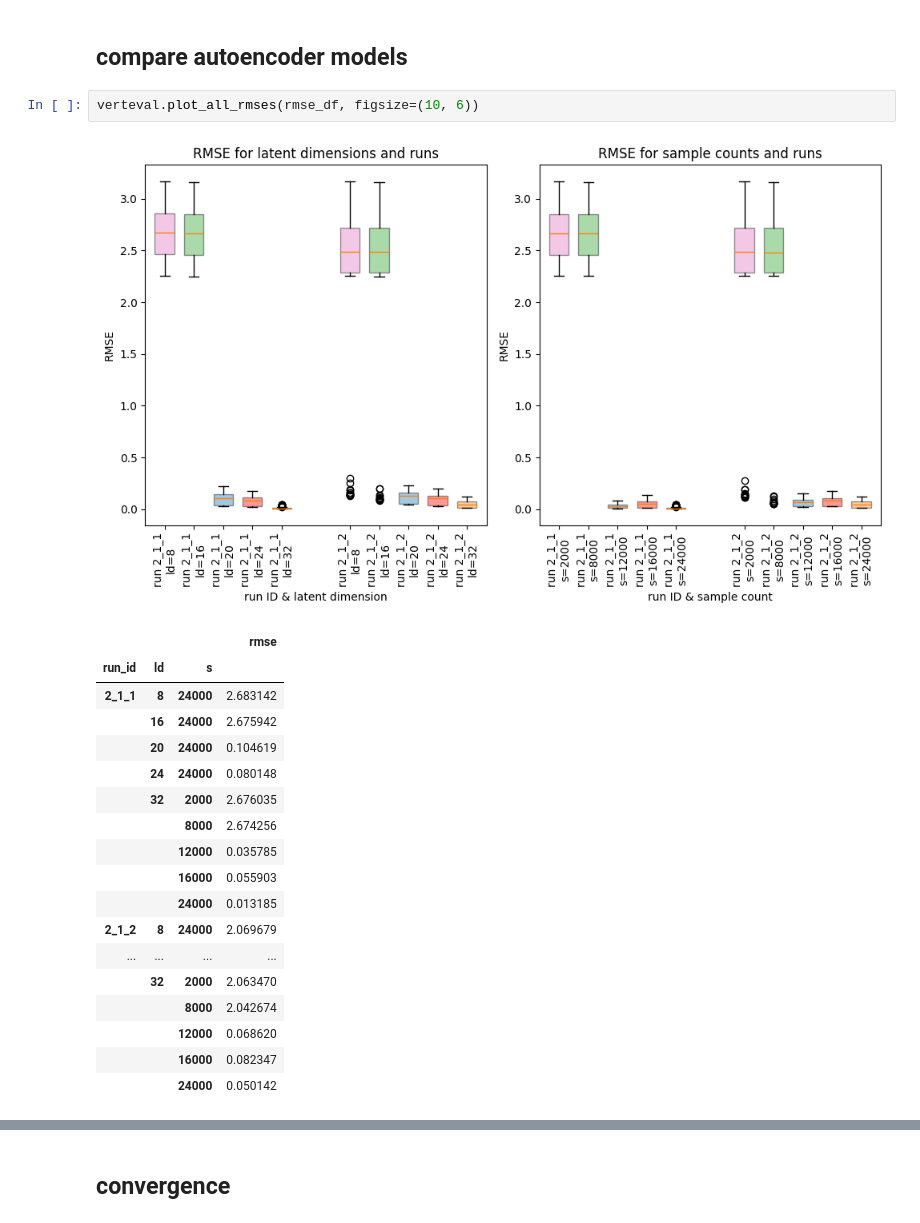
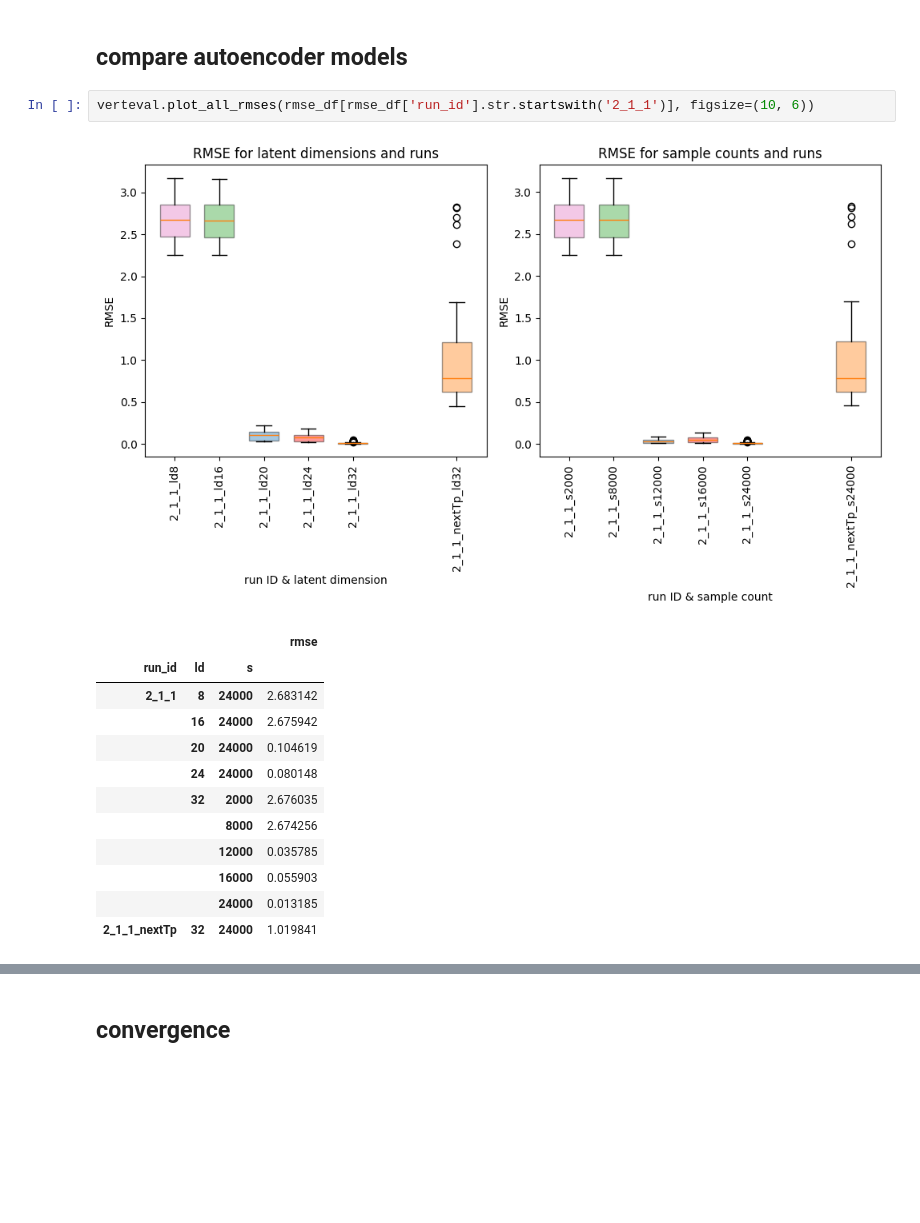
Before and after one commit to DanielSpringer/PhysML, a Jupyter notebook: notebooks/vertex/plot_results.ipynb, the cells around one changed output, grey strips where cells are left out. Saved outputs shown, nothing was run; the diff lists cells and outputs as text; blank space fills up the shorter version.

```diff
--- a/notebooks/vertex/plot_results.ipynb
+++ b/notebooks/vertex/plot_results.ipynb
@@ -74,9 +73,9 @@ vertvis.plot_correlation(cor_mat, "Vertex Correlation")
 # %% [markdown]
 ## compare autoencoder models
 # %%
-verteval.plot_all_rmses(rmse_df, figsize=(10, 6))
+verteval.plot_all_rmses(rmse_df[rmse_df['run_id'].str.startswith('2_1_1')], figsize=(10, 6))
 # %% [output]
-[figure, old version]
+[figure, new version]
 |  |  |  | rmse |
 | run_id | ld | s |  |
 | 2_1_1 | 8 | 24000 | 2.683142 |
@@ -88,13 +87,7 @@ verteval.plot_all_rmses(rmse_df, figsize=(10, 6))
 |  |  | 12000 | 0.035785 |
 |  |  | 16000 | 0.055903 |
 |  |  | 24000 | 0.013185 |
-| 2_1_2 | 8 | 24000 | 2.069679 |
-| ... | ... | ... | ... |
-|  | 32 | 2000 | 2.063470 |
-|  |  | 8000 | 2.042674 |
-|  |  | 12000 | 0.068620 |
-|  |  | 16000 | 0.082347 |
-|  |  | 24000 | 0.050142 |
+| 2_1_1_nextTp | 32 | 24000 | 1.019841 |
 # %%
 grouped_df = rmse_df.groupby(['run_id', 'ld', 's'])
 for (run_id, ld, s), group in grouped_df:
```
Also changed, not shown: parts of 6 cells of this notebook, 2 other files.
